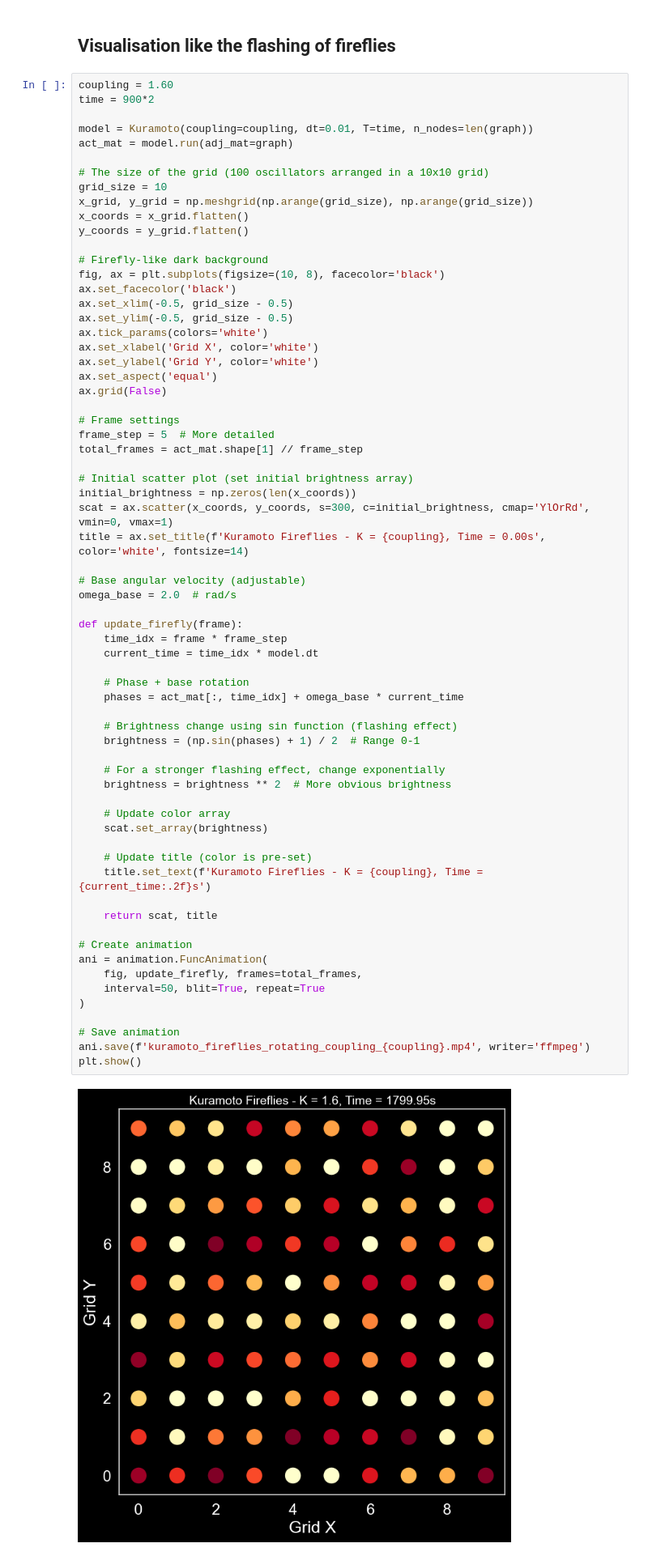
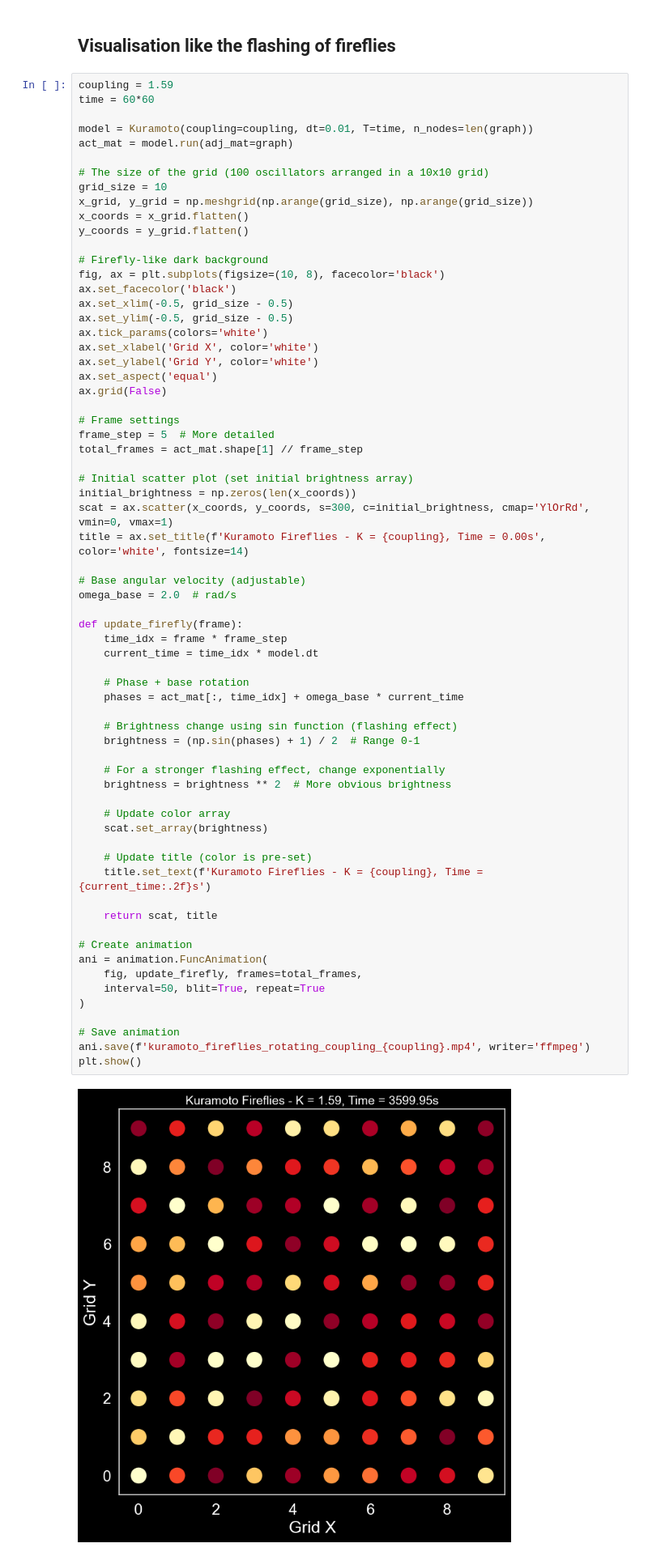
Before and after one commit to s-sasaki-earthsea-wizard/kuramoro-model-lt, a Jupyter notebook: notebooks/kuramoto-model.ipynb, the cells around one changed output. Shown at 81% size. Saved outputs shown, nothing was run; the diff lists cells and outputs as text.

```diff
--- a/notebooks/kuramoto-model.ipynb
+++ b/notebooks/kuramoto-model.ipynb
@@ -126,8 +126,8 @@ ani.save(f'kuramoto_animation_coupling_{coupling}.mp4', writer='ffmpeg')
 # %% [markdown]
 ## Visualisation like the flashing of fireflies
 # %%
-coupling = 1.60
-time = 900*2
+coupling = 1.59
+time = 60*60
 
 model = Kuramoto(coupling=coupling, dt=0.01, T=time, n_nodes=len(graph))
 act_mat = model.run(adj_mat=graph)
@@ -165,31 +165,31 @@ def update_firefly(frame):
     time_idx = frame * frame_step
     current_time = time_idx * model.dt
 
     # Phase + base rotation
     phases = act_mat[:, time_idx] + omega_base * current_time
 
     # Brightness change using sin function (flashing effect)
     brightness = (np.sin(phases) + 1) / 2  # Range 0-1
 
     # For a stronger flashing effect, change exponentially
     brightness = brightness ** 2  # More obvious brightness
 
     # Update color array
     scat.set_array(brightness)
 
     # Update title (color is pre-set)
     title.set_text(f'Kuramoto Fireflies - K = {coupling}, Time = {current_time:.2f}s')
 
     return scat, title
 
 # Create animation
 ani = animation.FuncAnimation(
     fig, update_firefly, frames=total_frames,
     interval=50, blit=True, repeat=True
 )
 
 # Save animation
 ani.save(f'kuramoto_fireflies_rotating_coupling_{coupling}.mp4', writer='ffmpeg')
 plt.show()
 # %% [output]
-[figure, old version]
+[figure, new version]
```
Also changed, not shown: parts of 5 cells of this notebook, 2 other files.
